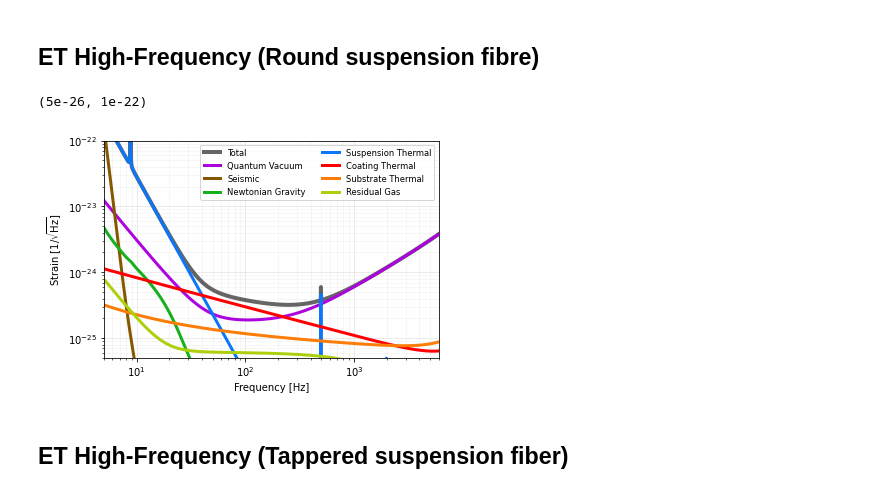
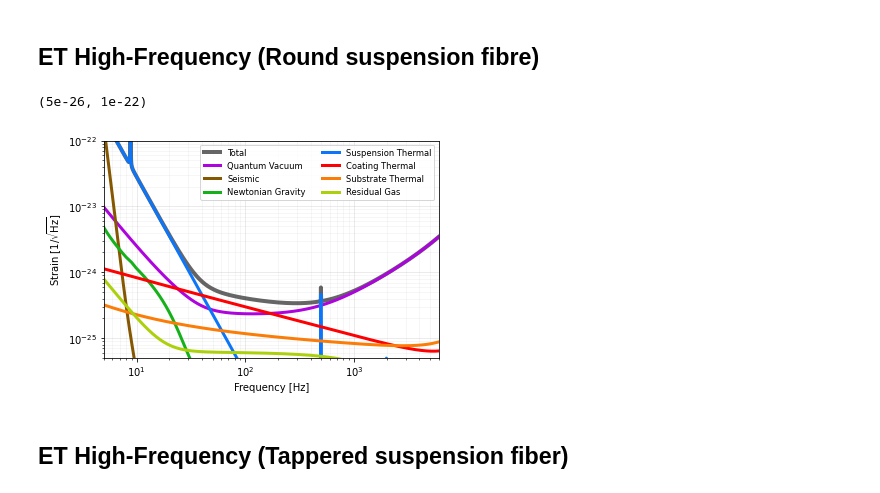
Before and after one commit to janosch314/GWINC_ET, a Jupyter notebook: Run.ipynb, the cells around one changed output. Drawn from its saved outputs; the diff is of its cells as text; code cells hidden in the pictures.

```diff
--- a/Run.ipynb
+++ b/Run.ipynb
@@ -18,15 +17,13 @@ from ETHF import squeezingFC
 # %%
 budgetHF = gwinc.load_budget('ETHF')
 budgetHF.ifo.Suspension.Optcyl=0
-budgetHF.ifo.Optics.SRM.Transmittance=0.1
-budgetHF.ifo.Squeezer.FilterCavity=squeezingFC.computeFCParams(budgetHF.ifo)
 tracesHF = budgetHF.run()
 fig = gwinc.plot_budget(tracesHF)
 plt.ylabel('Strain [$1 / \sqrt{\mathrm{Hz}}$]')
 plt.ylim([5e-26, 1e-22])
 # %% [output]
 (5e-26, 1e-22)
-[figure, old version]
+[figure, new version]
 # %% [markdown]
 ## ET High-Frequency (Tappered suspension fiber)
 # %%
```
Also changed, not shown: parts of 1 cell of this notebook, 4 other files.
